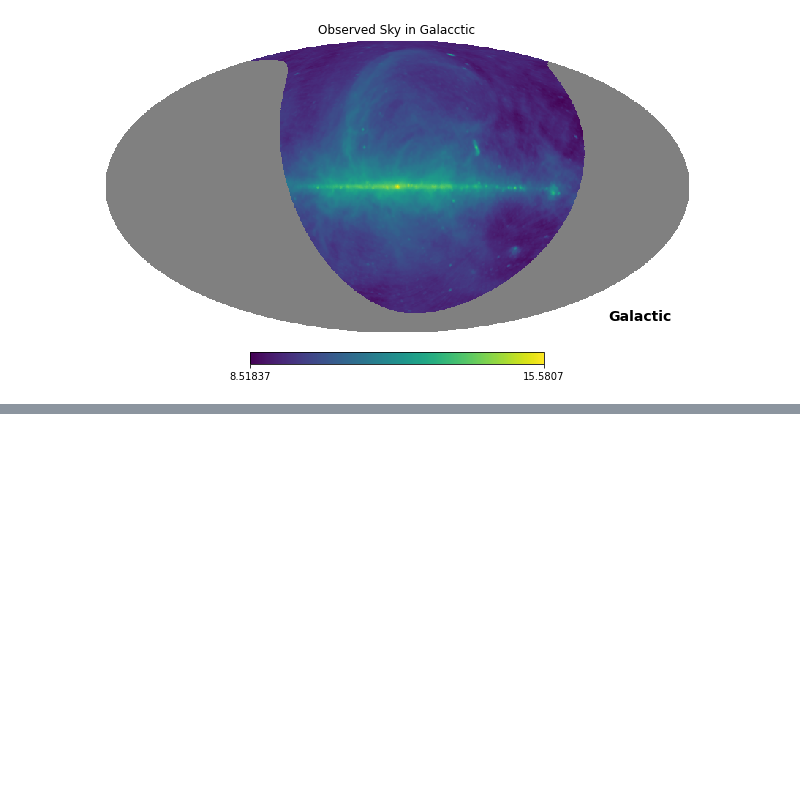
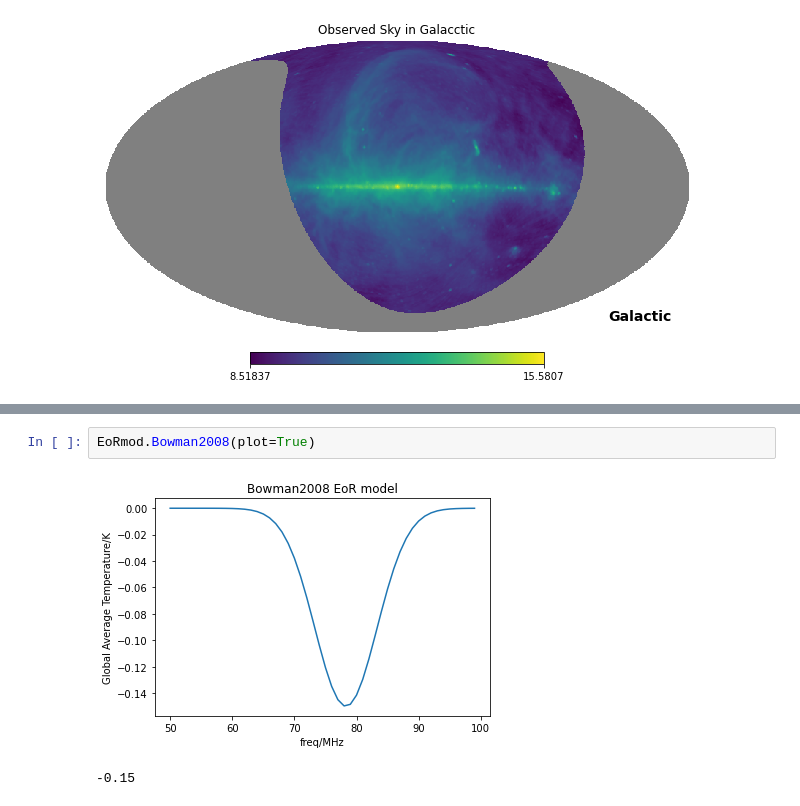
Before and after one commit to ayaouniya/DEoRtool, a Jupyter notebook: quickstart.ipynb, the cells around one changed output, grey strips where cells are left out. Drawn from its saved outputs; the diff is of its cells as text; blank space fills up the shorter version.

```diff
--- a/quickstart.ipynb
+++ b/quickstart.ipynb
@@ -59,0 +65,5 @@ DEOR_tool.time_series(30,150,100,2001,1,1,100)#经度，纬度，海拔，年，
+# %%
+EoRmod.Bowman2008(plot=True)
+# %% [output]
+[figure, added]
+-0.15
```
Also changed, not shown: parts of 6 cells of this notebook, 1 other file.
